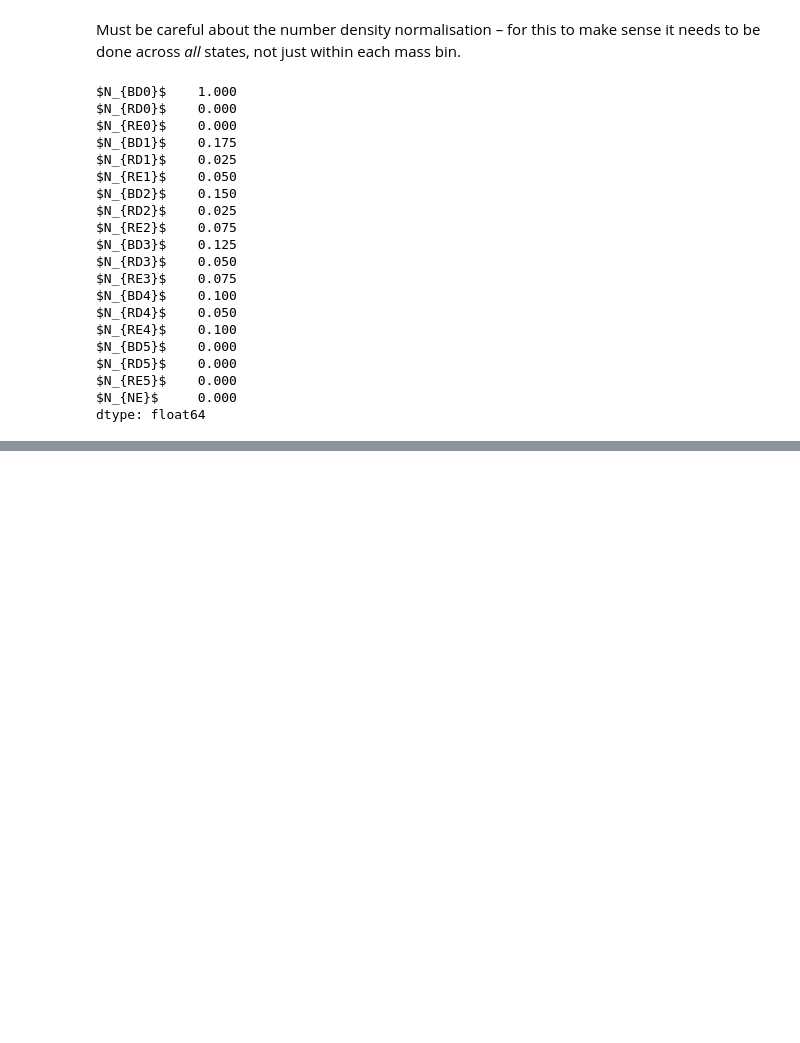
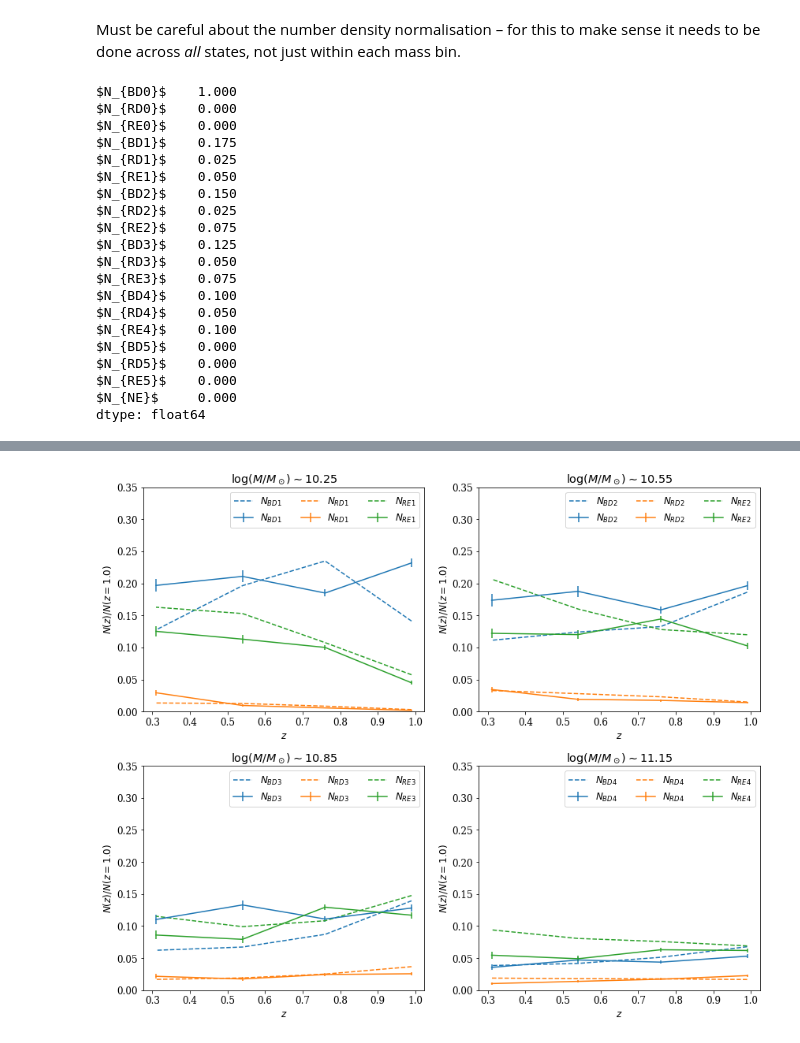
Before and after one commit to bamford/gz_mel, a Jupyter notebook: mel_model_bins_data.ipynb, the cells around one changed output, grey strips where cells are left out. Saved outputs shown, nothing was run; the diff lists cells and outputs as text; code cells hidden in the pictures; blank space fills up the shorter version.

```diff
--- a/mel_model_bins_data.ipynb
+++ b/mel_model_bins_data.ipynb
@@ -348,7 +383,9 @@ def plot_N(N, Nerr, Nfit=None):
                 axarr[i].plot(Nfitm.index, Nfitm[col], '--', color='C{}'.format(j))
         axarr[i].set(xlabel='$z$', ylabel='$N(z)/N(z={:.1f})$'.format(z0),
                   ylim=(0, 0.35), title='$\log(M/M_\odot) \sim {}$'.format(mdata[i]))
-        axarr[i].legend(loc=1, ncol=3)
+        handles, labels = axarr[i].get_legend_handles_labels()
+        labels, handles = zip(*sorted(zip(labels, handles), key=lambda t: t[0]))
+        axarr[i].legend(handles, labels, loc=1, ncol=3)
     plt.tight_layout()
 # %%
 plot_N(Ndata, Nerr)
@@ -433,7 +478,7 @@ class logProbabilities:
         p_rates_evol = p[start:end]
         return p_N0, p_rates, p_rates_evol
 
-    def evaluate(self, t, p):
+    def evaluate(self, t, p, strip=True):
         # update the model quantities given the current parameters
         p_N0, p_rates, p_rates_evol = self.split_pars(p)
         self.N0.values[self.fit_N0.values] = p_N0
@@ -441,16 +486,19 @@ class logProbabilities:
         if self.rates_evol is not None:
             self.rates_evol.values[self.fit_rates_evol.values] = p_rates_evol
         # compute N at each tdata, given current parameters
-        N0 = self.N0
-        rates = self.rates
+        N0 = self.N0.values
+        rates = self.rates.values
         if self.rates_evol is None:
             rates_evol = None
         else:
             rates_evol = self.rates_evol.values
         N = odeint(model, N0, t,
                    args=(self.ratefn, rates, rates_evol, self.t0))
-        # strip off unmeasured quantitites
-        N = N[:, self.Nmask]
+        if strip:
+            # strip off unmeasured quantitites
+            N = N[:, self.Nmask]
+            # convert to normalised relative densities at each redshift
+            N = (N.T / N.sum(1)).T
         return N
 
     def prior(self, inpars):
@@ -543,4 +678,3 @@ sampler = run_emcee(logProb.likelihood, logProb.prior, logProb.init_pars,
 # %%
-stats = plots.print_emcee(sampler, logProb.pars['parameter'], nburn=750,
-                          model=logProb.evaluate, x=tdata, y=Ndata, yerror=Nerr,
-                          outfilename='mel_bins_data')
+statistics = plots.print_emcee(sampler, logProb.pars['parameter'], nburn=750,
+                               outfilename='mel_bins_data')
@@ -546,0 +699,3 @@ stats = plots.print_emcee(sampler, logProb.pars['parameter'], nburn=750,
+# %%
+Nfit = Ndata.copy()
+Nfit[:] = logProb.evaluate(tdata, statistics['maxprob'])
@@ -546,0 +710,4 @@ stats = plots.print_emcee(sampler, logProb.pars['parameter'], nburn=750,
+# %%
+plot_N(Ndata, Nerr, Nfit)
+# %% [output]
+[figure, added]
```
Also changed, not shown: parts of 27 cells of this notebook, 3 other files.
